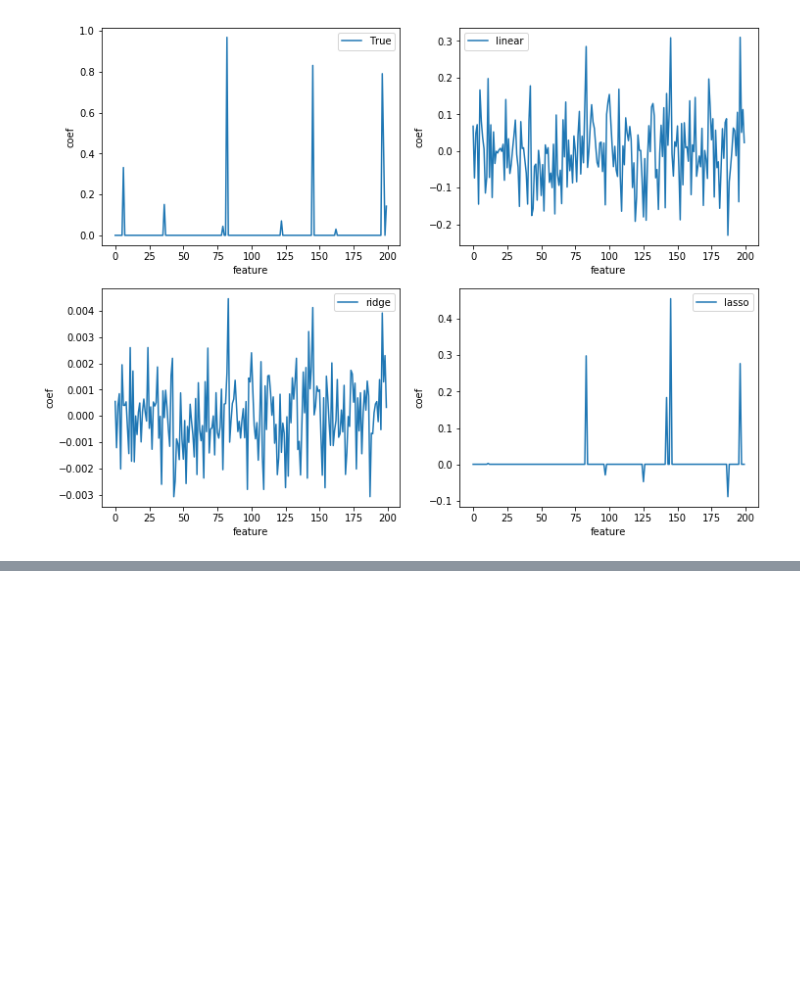
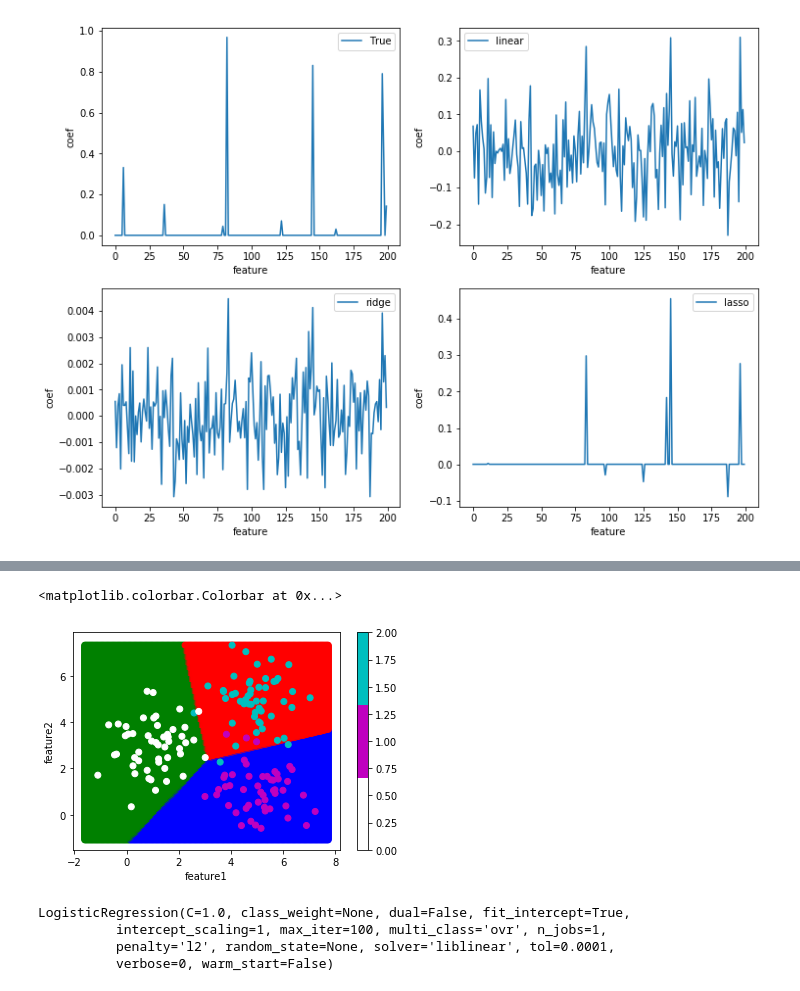
Before and after one commit to Aries000004/grocery, a Jupyter notebook: 04-机器学习数分析/课堂/常见的回归模型.ipynb, the cells around one changed output, grey strips where cells are left out. Saved outputs shown, nothing was run; the diff lists cells and outputs as text; code cells hidden in the pictures; blank space fills up the shorter version.

```diff
--- a/04-机器学习数分析/课堂/回归模型.ipynb
+++ b/04-机器学习数分析/课堂/常见的回归模型.ipynb
@@ -302,0 +318,5 @@ plt.legend()
+# %%
+# 生成分类样本, 两个特征，三个分类
+train, target = make_blobs(n_samples=150,
+                           n_features=2,
+                           centers=[[1,3],[5,1],[5,5]])
@@ -302,0 +334,25 @@ plt.legend()
+# %%
+from matplotlib import colors
+
+cmap1 = colors.ListedColormap(['w', 'm', 'c'])
+cmap2 = colors.ListedColormap(['g', 'b', 'r'])
+
+plt.plot()
+
+plt.scatter(X_test[:,0], X_test[:,1], c=y_test, cmap=cmap2)
+plt.scatter(train[:,0], train[:,1],c=target, cmap=cmap1)
+plt.xlabel("feature1")
+plt.ylabel("feature2")
+plt.colorbar()
+# %% [output]
+<matplotlib.colorbar.Colorbar at 0x...>
+[figure, added]
+# %%
+logistic = LogisticRegression()
+
+logistic.fit(train, target)
+# %% [output]
+LogisticRegression(C=1.0, class_weight=None, dual=False, fit_intercept=True,
+          intercept_scaling=1, max_iter=100, multi_class='ovr', n_jobs=1,
+          penalty='l2', random_state=None, solver='liblinear', tol=0.0001,
+          verbose=0, warm_start=False)
```
Also changed, not shown: parts of 4 cells of this notebook, 1 other file.
